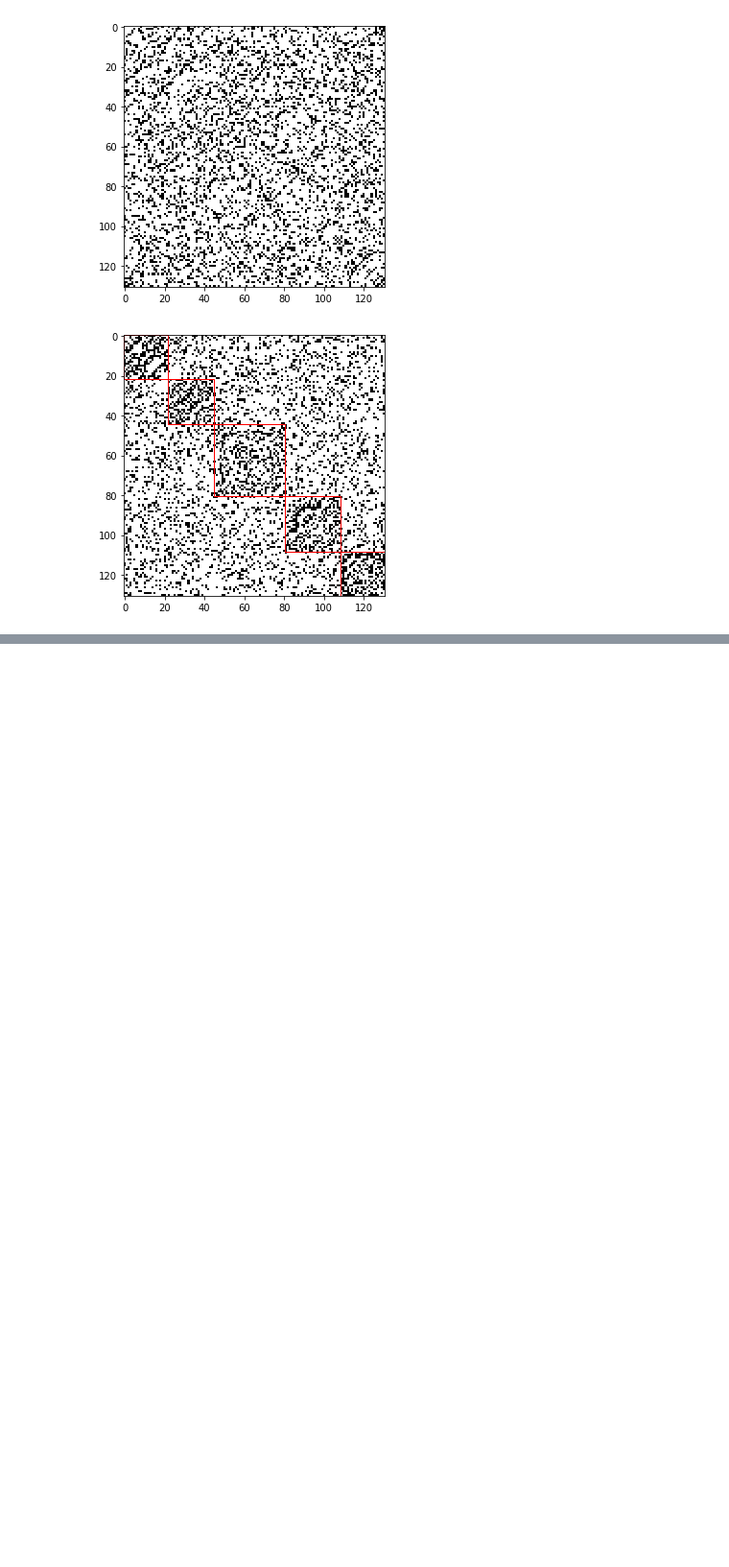
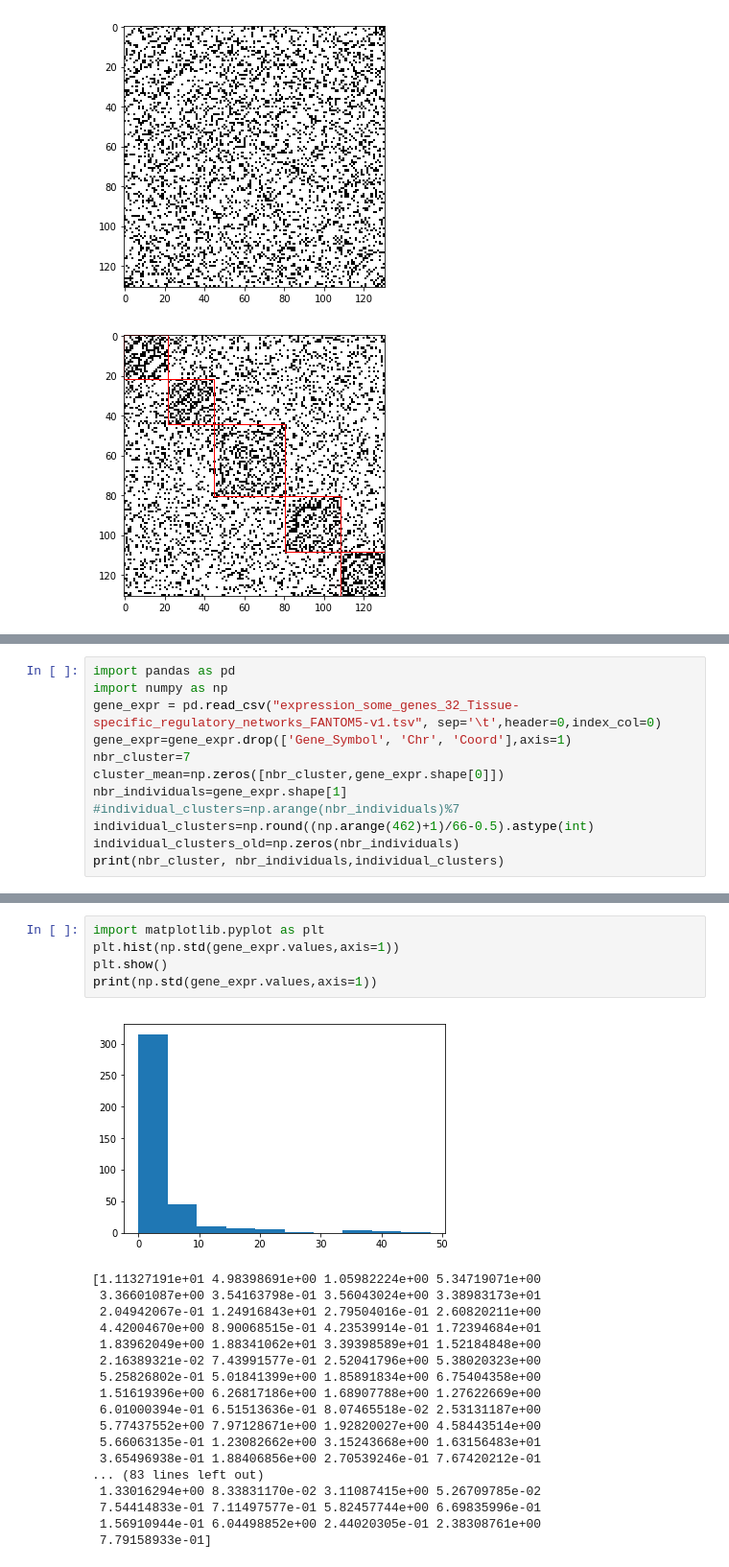
Before and after one commit to adespi/link_epi_to_expr, a Jupyter notebook: tests_before_create_graph.ipynb, the cells around one changed output, grey strips where cells are left out. Shown: that part at 96% size. Saved outputs shown, nothing was run; the diff lists cells and outputs as text; blank space fills up the shorter version.

```diff
--- a/tests_before_create_graph.ipynb
+++ b/tests_before_create_graph.ipynb
@@ -710,0 +719,12 @@ print(log(135))
+# %%
+import pandas as pd
+import numpy as np
+gene_expr = pd.read_csv("expression_some_genes_32_Tissue-specific_regulatory_networks_FANTOM5-v1.tsv", sep='\t',header=0,index_col=0)
+gene_expr=gene_expr.drop(['Gene_Symbol', 'Chr', 'Coord'],axis=1)
+nbr_cluster=7
+cluster_mean=np.zeros([nbr_cluster,gene_expr.shape[0]])
+nbr_individuals=gene_expr.shape[1]
+#individual_clusters=np.arange(nbr_individuals)%7
+individual_clusters=np.round((np.arange(462)+1)/66-0.5).astype(int)
+individual_clusters_old=np.zeros(nbr_individuals)
+print(nbr_cluster, nbr_individuals,individual_clusters)
@@ -710,0 +782,24 @@ print(log(135))
+# %%
+import matplotlib.pyplot as plt
+plt.hist(np.std(gene_expr.values,axis=1))
+plt.show()
+print(np.std(gene_expr.values,axis=1))
+# %% [output]
+[figure, added]
+[1.11327191e+01 4.98398691e+00 1.05982224e+00 5.34719071e+00
+ 3.36601087e+00 3.54163798e-01 3.56043024e+00 3.38983173e+01
+ 2.04942067e-01 1.24916843e+01 2.79504016e-01 2.60820211e+00
+ 4.42004670e+00 8.90068515e-01 4.23539914e-01 1.72394684e+01
+ 1.83962049e+00 1.88341062e+01 3.39398589e+01 1.52184848e+00
+ 2.16389321e-02 7.43991577e-01 2.52041796e+00 5.38020323e+00
+ 5.25826802e-01 5.01841399e+00 1.85891834e+00 6.75404358e+00
+ 1.51619396e+00 6.26817186e+00 1.68907788e+00 1.27622669e+00
+ 6.01000394e-01 6.51513636e-01 8.07465518e-02 2.53131187e+00
+ 5.77437552e+00 7.97128671e+00 1.92820027e+00 4.58443514e+00
+ 5.66063135e-01 1.23082662e+00 3.15243668e+00 1.63156483e+01
+ 3.65496938e-01 1.88406856e+00 2.70539246e-01 7.67420212e-01
+... (83 lines left out)
+ 1.33016294e+00 8.33831170e-02 3.11087415e+00 5.26709785e-02
+ 7.54414833e-01 7.11497577e-01 5.82457744e+00 6.69835996e-01
+ 1.56910944e-01 6.04498852e+00 2.44020305e-01 2.38308761e+00
+ 7.79158933e-01]
```
Also changed, not shown: parts of 21 cells of this notebook.
